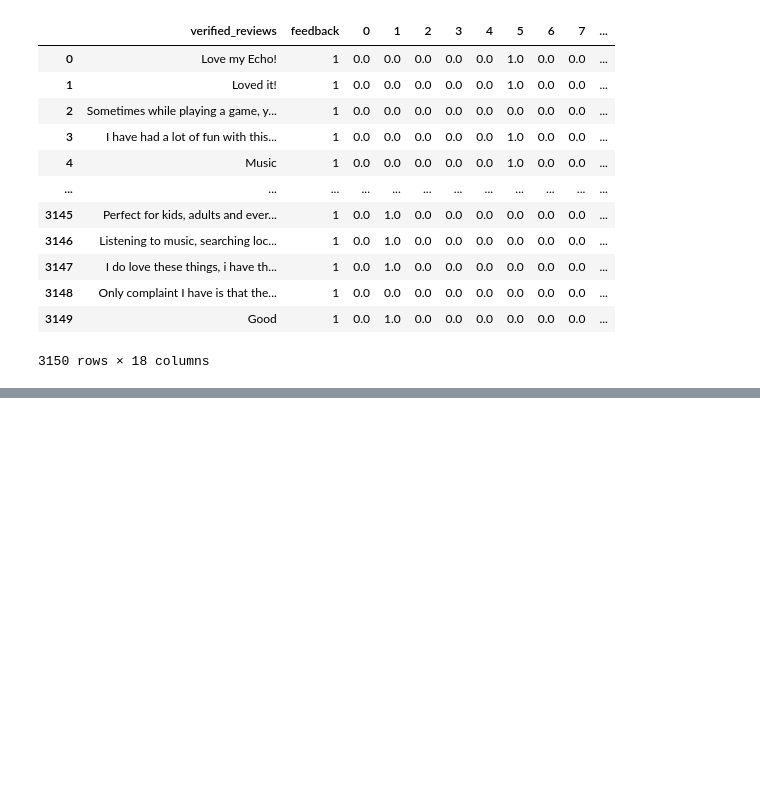
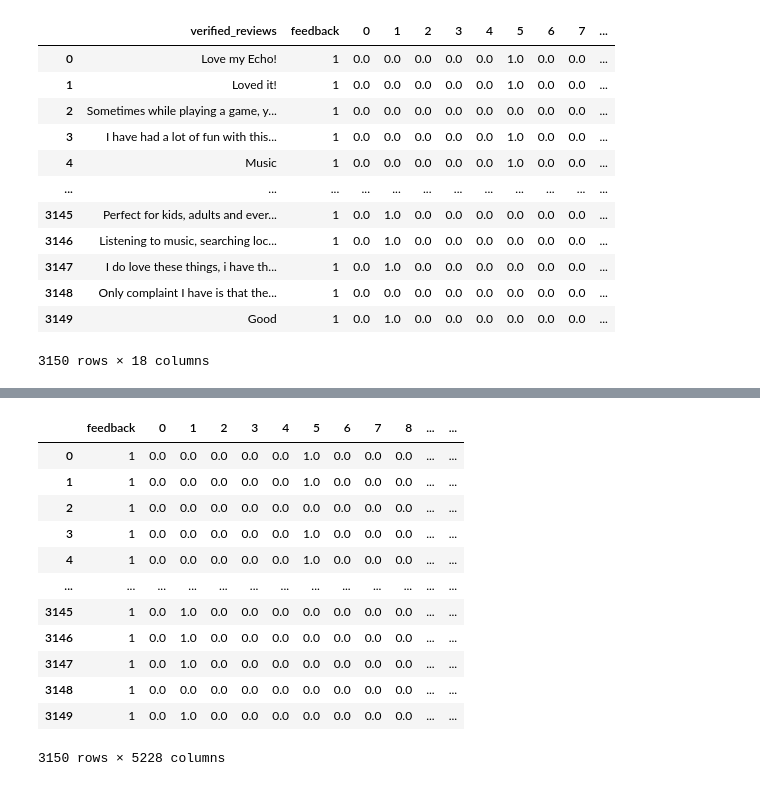
Before and after one commit to lari-guimaraes/Portf-lio_Machine_Learning, a Jupyter notebook: Departamento_de_Relações_Públicas.ipynb, the cells around one changed output, grey strips where cells are left out. Cells and saved outputs as stored; diff of their text form; code cells hidden in the pictures; blank space fills up the shorter version.

```diff
--- a/Departamento_de_Relações_Públicas.ipynb
+++ b/Departamento_de_Relações_Públicas.ipynb
@@ -350,0 +483,16 @@ reviews_df
+# %%
+reviews_df
+# %% [output]
+|  | feedback | 0 | 1 | 2 | 3 | 4 | 5 | 6 | 7 | 8 | ... | ... |
+| 0 | 1 | 0.0 | 0.0 | 0.0 | 0.0 | 0.0 | 1.0 | 0.0 | 0.0 | 0.0 | ... | ... |
+| 1 | 1 | 0.0 | 0.0 | 0.0 | 0.0 | 0.0 | 1.0 | 0.0 | 0.0 | 0.0 | ... | ... |
+| 2 | 1 | 0.0 | 0.0 | 0.0 | 0.0 | 0.0 | 0.0 | 0.0 | 0.0 | 0.0 | ... | ... |
+| 3 | 1 | 0.0 | 0.0 | 0.0 | 0.0 | 0.0 | 1.0 | 0.0 | 0.0 | 0.0 | ... | ... |
+| 4 | 1 | 0.0 | 0.0 | 0.0 | 0.0 | 0.0 | 1.0 | 0.0 | 0.0 | 0.0 | ... | ... |
+| ... | ... | ... | ... | ... | ... | ... | ... | ... | ... | ... | ... | ... |
+| 3145 | 1 | 0.0 | 1.0 | 0.0 | 0.0 | 0.0 | 0.0 | 0.0 | 0.0 | 0.0 | ... | ... |
+| 3146 | 1 | 0.0 | 1.0 | 0.0 | 0.0 | 0.0 | 0.0 | 0.0 | 0.0 | 0.0 | ... | ... |
+| 3147 | 1 | 0.0 | 1.0 | 0.0 | 0.0 | 0.0 | 0.0 | 0.0 | 0.0 | 0.0 | ... | ... |
+| 3148 | 1 | 0.0 | 0.0 | 0.0 | 0.0 | 0.0 | 0.0 | 0.0 | 0.0 | 0.0 | ... | ... |
+| 3149 | 1 | 0.0 | 1.0 | 0.0 | 0.0 | 0.0 | 0.0 | 0.0 | 0.0 | 0.0 | ... | ... |
+3150 rows × 5228 columns
```
Also changed, not shown: parts of 77 cells of this notebook.
